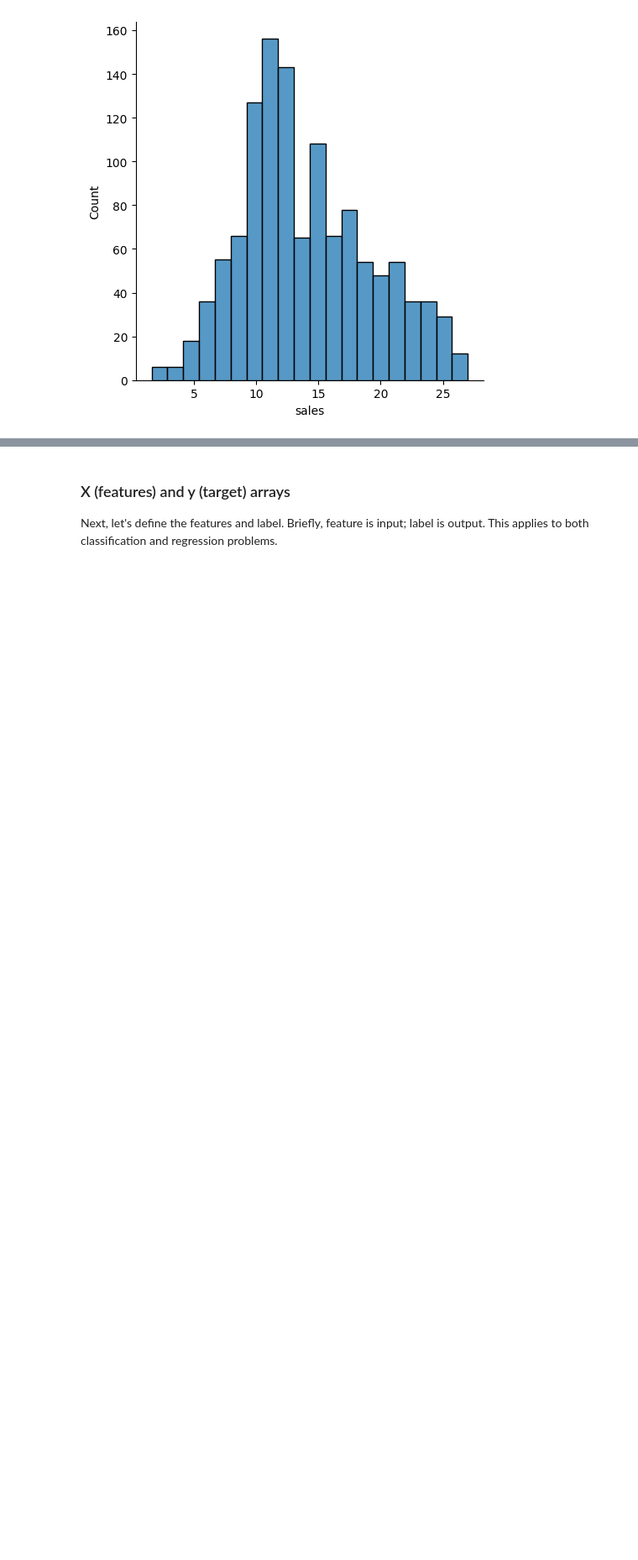
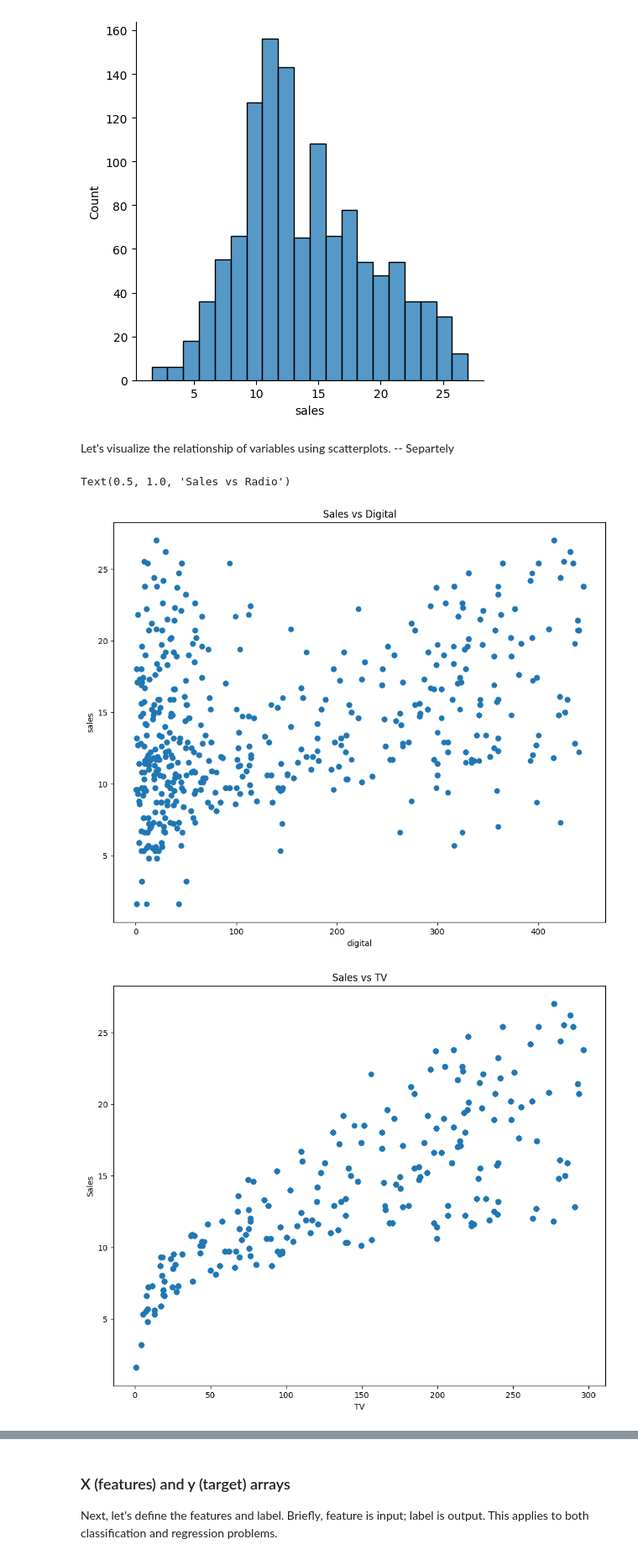
Before and after one commit to gstripling00/introduction_to_neural_networks, a Jupyter notebook: RMSE_simple_neural_network_using_keras.ipynb, the cells around one changed output, grey strips where cells are left out. Shown at 84% size. Saved outputs shown, nothing was run; the diff lists cells and outputs as text; code cells hidden in the pictures; blank space fills up the shorter version.

```diff
--- a/RMSE_simple_neural_network_using_keras.ipynb
+++ b/RMSE_simple_neural_network_using_keras.ipynb
@@ -156,3 +217,36 @@ sns.displot(advertising_df['sales'])
 # %% [output]
 <seaborn.axisgrid.FacetGrid at 0x...>
 [figure]
+# %% [markdown]
+Let's visualize the relationship of variables using scatterplots. -- Separtely
+# %%
+### Visualize the relationship using scatterplot
+
+f, ax = plt.subplots(figsize=(11, 9))
+plt.scatter(advertising_df["digital"], advertising_df["sales"])
+plt.xlabel("digital")
+plt.ylabel("sales")
+plt.title("Sales vs Digital")
+
+
+f, ax = plt.subplots(figsize=(11, 9))
+plt.scatter(advertising_df["TV"], advertising_df["sales"])
+plt.xlabel("TV")
+plt.ylabel("Sales")
+plt.title("Sales vs TV")
+
+f, ax = plt.subplots(figsize=(11, 9))
+plt.scatter(advertising_df["radio"], advertising_df["sales"])
+plt.xlabel("Radio")
+plt.ylabel("Sales")
+plt.title("Sales vs Radio")
+
+f, ax = plt.subplots(figsize=(11, 9))
+plt.scatter(advertising_df["newspaper"], advertising_df["sales"])
+plt.xlabel("Newspaper")
+plt.ylabel("Sales")
+plt.title("Sales vs Radio")
+# %% [output]
+Text(0.5, 1.0, 'Sales vs Radio')
+[figure, added]
+[figure, added]
```
Also changed, not shown: parts of 12 cells of this notebook.
